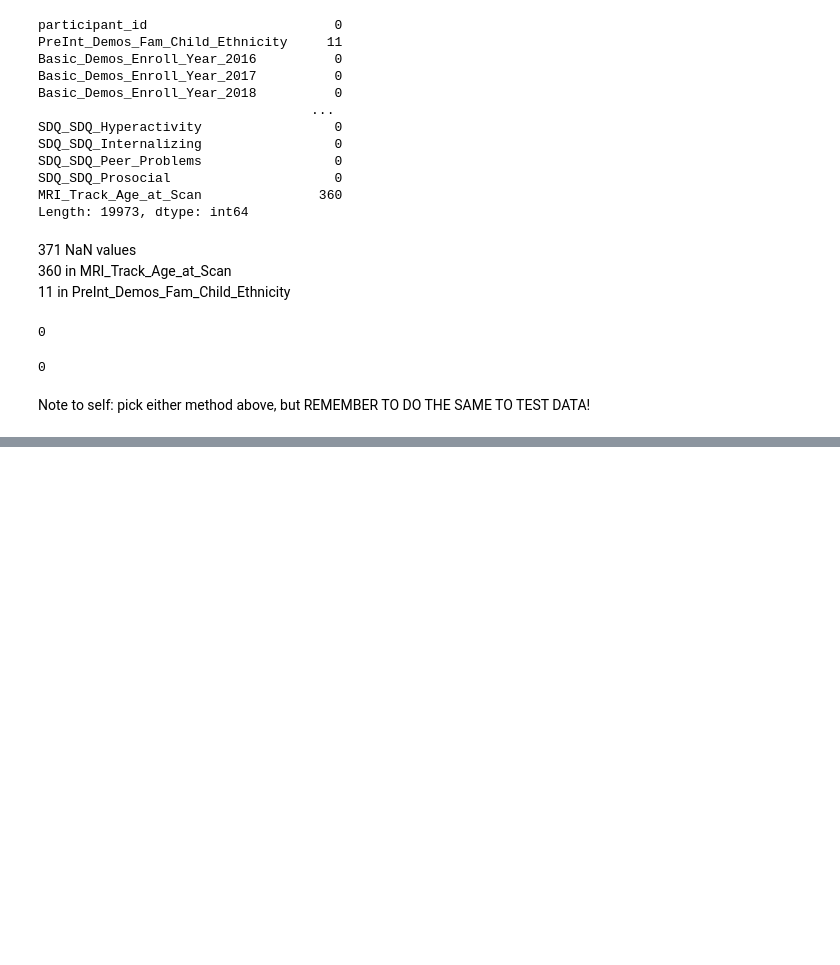
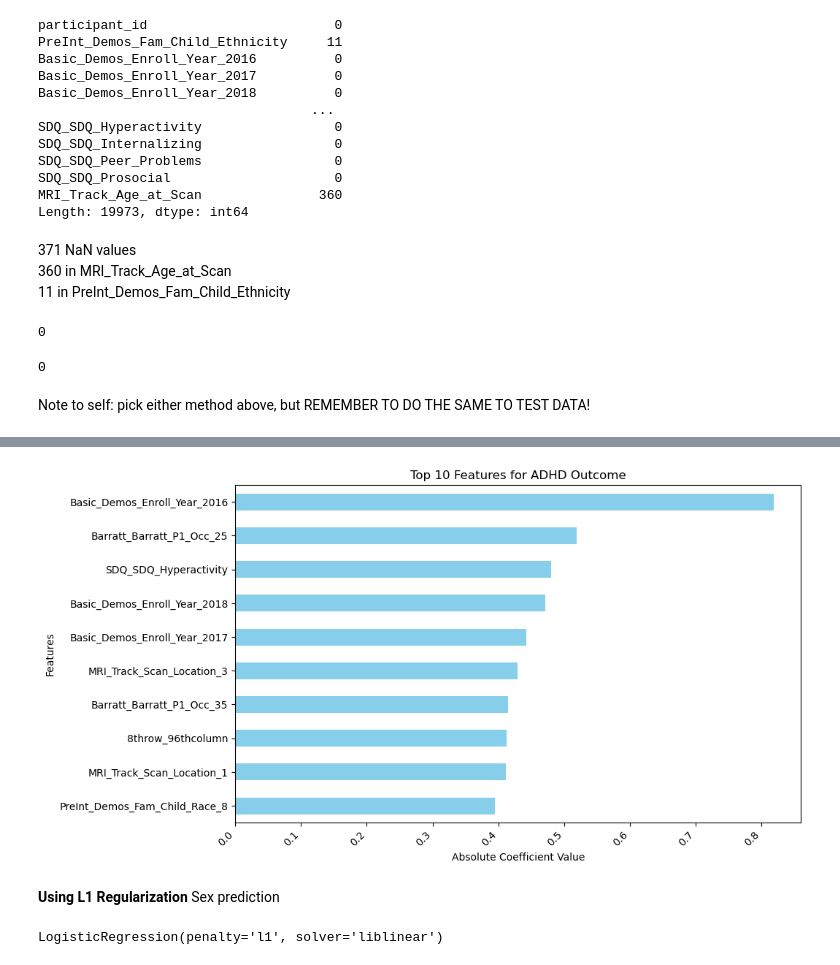
Before and after one commit to UCLA-BTT-Team21/UCLA_WiDs_Team-21, a Jupyter notebook: maya-explore.ipynb, the cells around one changed output, grey strips where cells are left out. Cells and saved outputs as stored; diff of their text form; code cells hidden in the pictures; blank space fills up the shorter version.

```diff
--- a/maya-explore.ipynb
+++ b/maya-explore.ipynb
@@ -410,0 +615,3 @@ Note to self: pick either method above, but REMEMBER TO DO THE SAME TO TEST DATA
+# %%
+model = LogisticRegression(max_iter=1000)
+model.fit(train_df.drop(columns='participant_id'), train_Solutions['ADHD_Outcome'])
@@ -410,0 +627,7 @@ Note to self: pick either method above, but REMEMBER TO DO THE SAME TO TEST DATA
+# %%
+# Get coefficients for ADHD_Outcome prediction
+coefficients = pd.Series(model.coef_[0], index=train_df.drop(columns='participant_id').columns)
+# %%
+# Select top features for ADHD_Outcome prediction
+top_features = coefficients.abs().nlargest(10)
+print(top_features)
@@ -410,0 +646,18 @@ Note to self: pick either method above, but REMEMBER TO DO THE SAME TO TEST DATA
+# %%
+#Plotting the top 10 coefficents
+plt.figure(figsize=(10,6))
+top_features.sort_values().plot(kind='barh', color='skyblue')
+plt.title('Top 10 Features for ADHD Outcome')
+plt.ylabel('Features')
+plt.xlabel('Absolute Coefficient Value')
+plt.xticks(rotation=45, ha='right')
+plt.show()
+# %% [output]
+[figure, added]
+# %% [markdown]
+**Using L1 Regularization** Sex prediction
+# %%
+model = LogisticRegression(penalty='l1', solver='liblinear')
+model.fit(train_df.drop(columns='participant_id'), train_Solutions['Sex_F'])
+# %% [output]
+LogisticRegression(penalty='l1', solver='liblinear')
```
Also changed, not shown: parts of 52 cells of this notebook.
